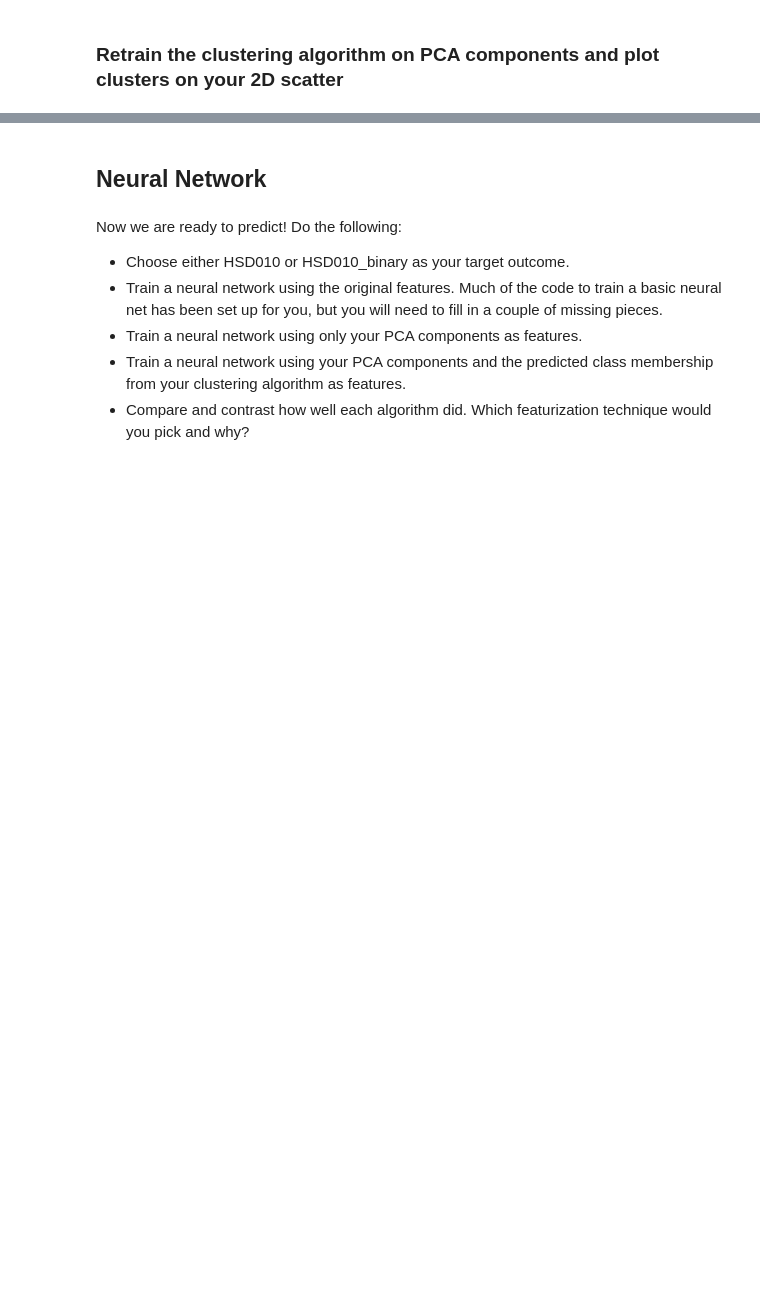
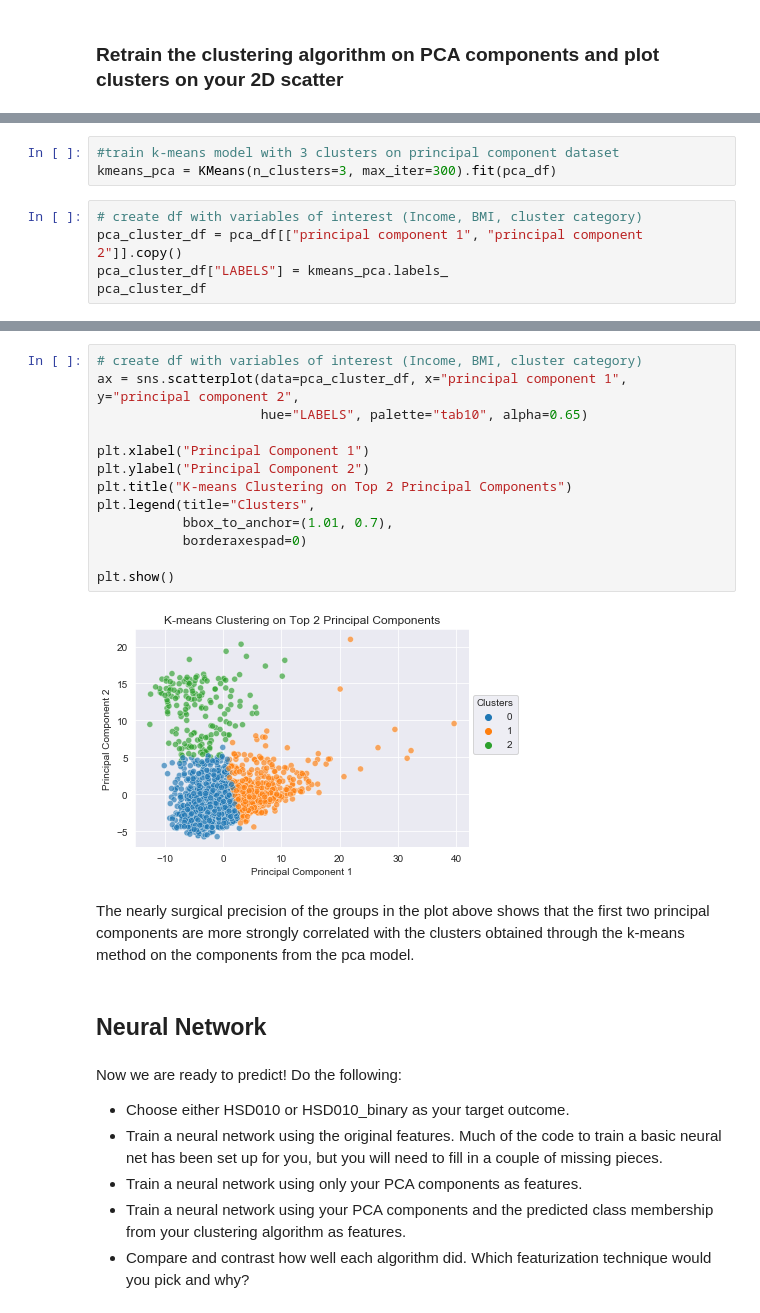
Before and after one commit to vqsierra/CSS_Project4_Team7_Fall2021, a Jupyter notebook: Project 4.ipynb, the cells around one changed output, grey strips where cells are left out. Drawn from its saved outputs; the diff is of its cells as text; blank space fills up the shorter version.

```diff
--- a/Project 4.ipynb
+++ b/Project 4.ipynb
@@ -194,0 +258,8 @@ plt.show()
+# %%
+#train k-means model with 3 clusters on principal component dataset
+kmeans_pca = KMeans(n_clusters=3, max_iter=300).fit(pca_df)
+# %%
+# create df with variables of interest (Income, BMI, cluster category)
+pca_cluster_df = pca_df[["principal component 1", "principal component 2"]].copy()
+pca_cluster_df["LABELS"] = kmeans_pca.labels_
+pca_cluster_df
@@ -195,3 +280,20 @@ plt.show()
+# %%
+# create df with variables of interest (Income, BMI, cluster category)
+ax = sns.scatterplot(data=pca_cluster_df, x="principal component 1", y="principal component 2",
+                     hue="LABELS", palette="tab10", alpha=0.65)
+
+plt.xlabel("Principal Component 1")
+plt.ylabel("Principal Component 2")
+plt.title("K-means Clustering on Top 2 Principal Components")
+plt.legend(title="Clusters",
+           bbox_to_anchor=(1.01, 0.7),
+           borderaxespad=0)
+
+plt.show()
+# %% [output]
+[figure, added]
+# %% [markdown]
+The nearly surgical precision of the groups in the plot above shows that the first two principal components are more strongly correlated with the clusters obtained through the k-means method on the components from the pca model.
 # %% [markdown]
 ## Neural Network
 # %% [markdown]
```
Also changed, not shown: parts of 21 cells of this notebook.
